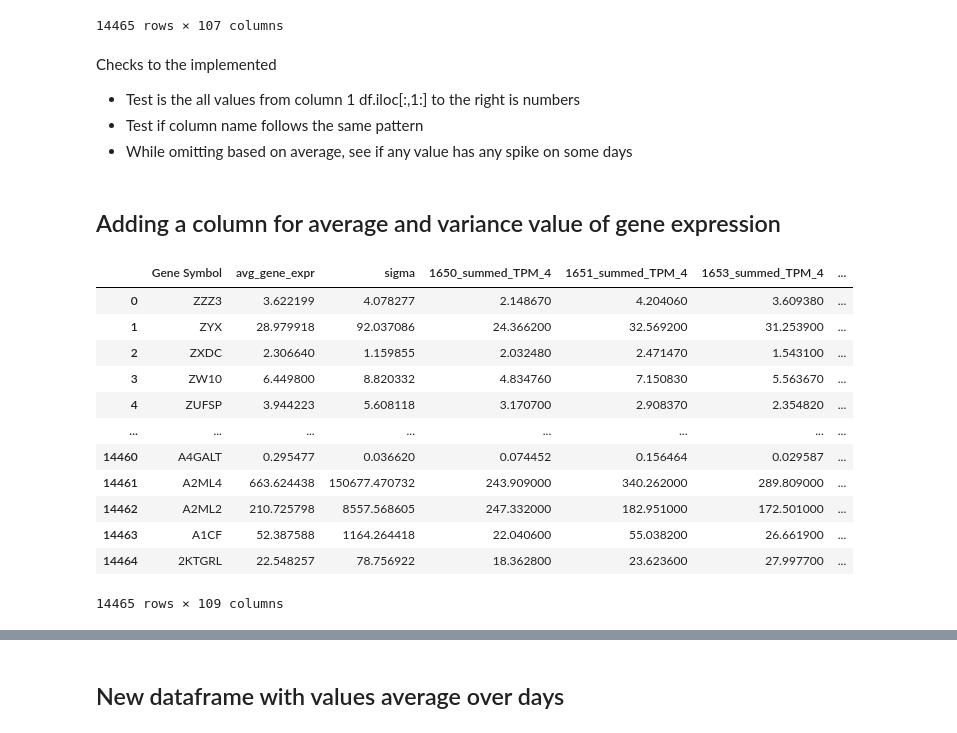
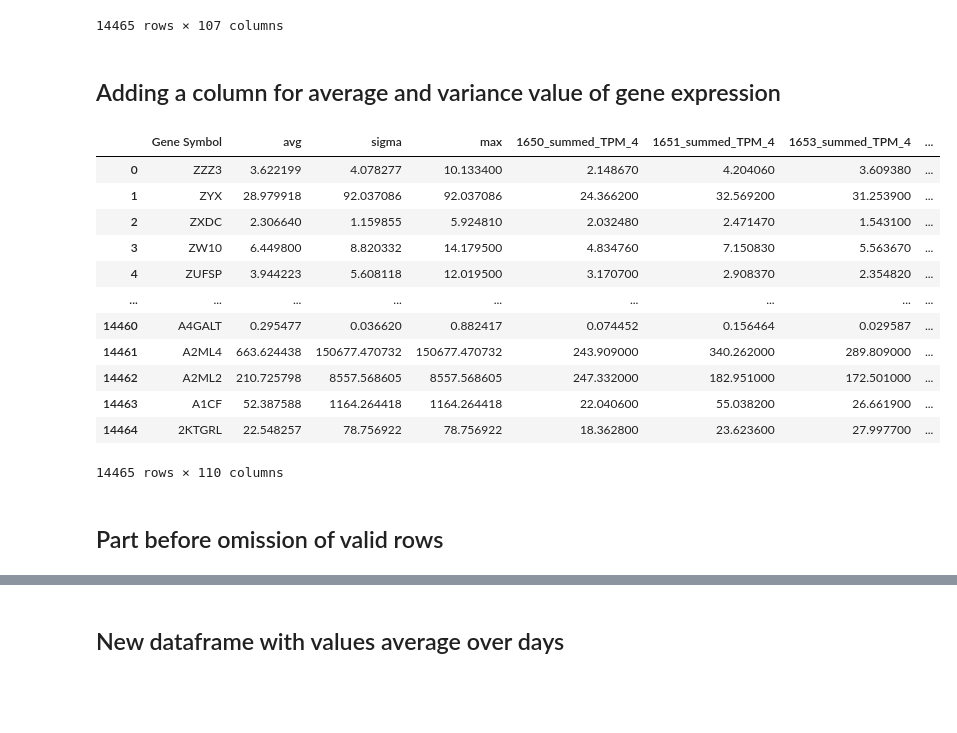
Before and after one commit to NSF-DARSE/YolktoFeed, a Jupyter notebook: JupyterNotebook/liverHEDI.ipynb, the cells around one changed output, grey strips where cells are left out. Cells and saved outputs as stored; diff of their text form; code cells hidden in the pictures; blank space fills up the shorter version.

```diff
--- a/JupyterNotebook/liverHEDI.ipynb
+++ b/JupyterNotebook/liverHEDI.ipynb
@@ -41,11 +55,6 @@ df
 | 14463 | A1CF | 22.040600 | 55.038200 | 26.661900 | 96.158400 | ... |
 | 14464 | 2KTGRL | 18.362800 | 23.623600 | 27.997700 | 25.475700 | ... |
 14465 rows × 107 columns
-# %% [markdown]
-Checks to the implemented
-- Test is the all values from column 1 df.iloc[:,1:] to the right is numbers
-- Test if column name follows the same pattern
-- While omitting based on average, see if any value has any spike on some days
 # %% [markdown]
 ## Adding a column for average and variance value of gene expression
 # %%
@@ -55,18 +65,22 @@ df.insert(2, "sigma", df.iloc[:,1:].var(axis=1))
+# %%
+df_trunk
+# %% [output]
+|  | Gene Symbol | avg | sigma | max | 1650_summed_TPM_4 | 1651_summed_TPM_4 | 1653_summed_TPM_4 | ... |
+| 0 | ZZZ3 | 3.622199 | 4.078277 | 10.133400 | 2.148670 | 4.204060 | 3.609380 | ... |
+| 1 | ZYX | 28.979918 | 92.037086 | 92.037086 | 24.366200 | 32.569200 | 31.253900 | ... |
+| 2 | ZXDC | 2.306640 | 1.159855 | 5.924810 | 2.032480 | 2.471470 | 1.543100 | ... |
+| 3 | ZW10 | 6.449800 | 8.820332 | 14.179500 | 4.834760 | 7.150830 | 5.563670 | ... |
+| 4 | ZUFSP | 3.944223 | 5.608118 | 12.019500 | 3.170700 | 2.908370 | 2.354820 | ... |
+| ... | ... | ... | ... | ... | ... | ... | ... | ... |
+| 14460 | A4GALT | 0.295477 | 0.036620 | 0.882417 | 0.074452 | 0.156464 | 0.029587 | ... |
+| 14461 | A2ML4 | 663.624438 | 150677.470732 | 150677.470732 | 243.909000 | 340.262000 | 289.809000 | ... |
+| 14462 | A2ML2 | 210.725798 | 8557.568605 | 8557.568605 | 247.332000 | 182.951000 | 172.501000 | ... |
+| 14463 | A1CF | 52.387588 | 1164.264418 | 1164.264418 | 22.040600 | 55.038200 | 26.661900 | ... |
+| 14464 | 2KTGRL | 22.548257 | 78.756922 | 78.756922 | 18.362800 | 23.623600 | 27.997700 | ... |
+14465 rows × 110 columns
+# %% [markdown]
+## Part before omission of valid rows
 # %%
-df
+df = df_trunk
-# %% [output]
-|  | Gene Symbol | avg_gene_expr | sigma | 1650_summed_TPM_4 | 1651_summed_TPM_4 | 1653_summed_TPM_4 | ... |
-| 0 | ZZZ3 | 3.622199 | 4.078277 | 2.148670 | 4.204060 | 3.609380 | ... |
-| 1 | ZYX | 28.979918 | 92.037086 | 24.366200 | 32.569200 | 31.253900 | ... |
-| 2 | ZXDC | 2.306640 | 1.159855 | 2.032480 | 2.471470 | 1.543100 | ... |
-| 3 | ZW10 | 6.449800 | 8.820332 | 4.834760 | 7.150830 | 5.563670 | ... |
-| 4 | ZUFSP | 3.944223 | 5.608118 | 3.170700 | 2.908370 | 2.354820 | ... |
-| ... | ... | ... | ... | ... | ... | ... | ... |
-| 14460 | A4GALT | 0.295477 | 0.036620 | 0.074452 | 0.156464 | 0.029587 | ... |
-| 14461 | A2ML4 | 663.624438 | 150677.470732 | 243.909000 | 340.262000 | 289.809000 | ... |
-| 14462 | A2ML2 | 210.725798 | 8557.568605 | 247.332000 | 182.951000 | 172.501000 | ... |
-| 14463 | A1CF | 52.387588 | 1164.264418 | 22.040600 | 55.038200 | 26.661900 | ... |
-| 14464 | 2KTGRL | 22.548257 | 78.756922 | 18.362800 | 23.623600 | 27.997700 | ... |
-14465 rows × 109 columns
 # %%
 #Basic stats on average gene expression levels with their corresponding sigma
```
Also changed, not shown: parts of 32 cells of this notebook.
